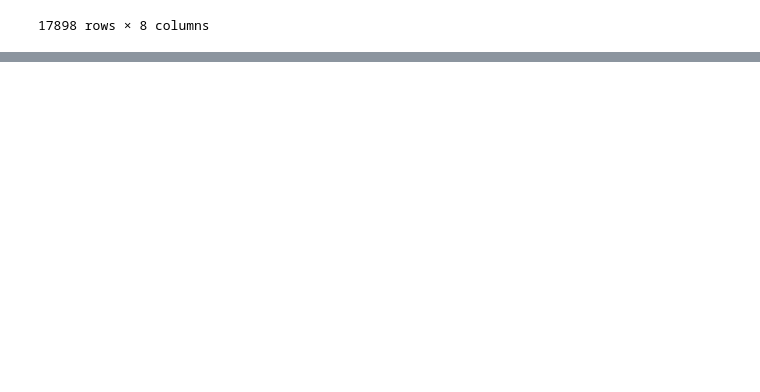
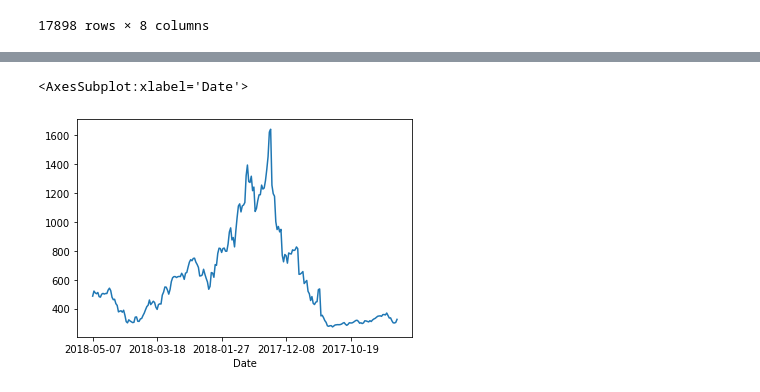
Before and after one commit to CarlosThomasPz/clases_data_082020, a Jupyter notebook: w5_d4_Bayes_PCA_Time_Series.ipynb, the cells around one changed output, grey strips where cells are left out. Drawn from its saved outputs; the diff is of its cells as text; code cells hidden in the pictures; blank space fills up the shorter version.

```diff
--- a/Bayes_PCA_Time_Series.ipynb
+++ b/w5_d4_Bayes_PCA_Time_Series.ipynb
@@ -559,3 +559,5 @@ data_mm_mano
 | 17896 | 0.581866 | 0.393617 | 0.208855 | 0.025283 | ... |
 | 17897 | 0.274351 | 0.824590 | 0.330038 | 0.026918 | ... |
 17898 rows × 8 columns
+# %%
+crypto = pd.read_csv('data/crypto_complete.csv')
@@ -561,0 +580,7 @@ data_mm_mano
+# %%
+crypto = crypto.set_index('Date')
+# %%
+crypto['dash'].plot()
+# %% [output]
+<AxesSubplot:xlabel='Date'>
+[figure, added]
```
Also changed, not shown: parts of 2 cells of this notebook, 8 other files.
